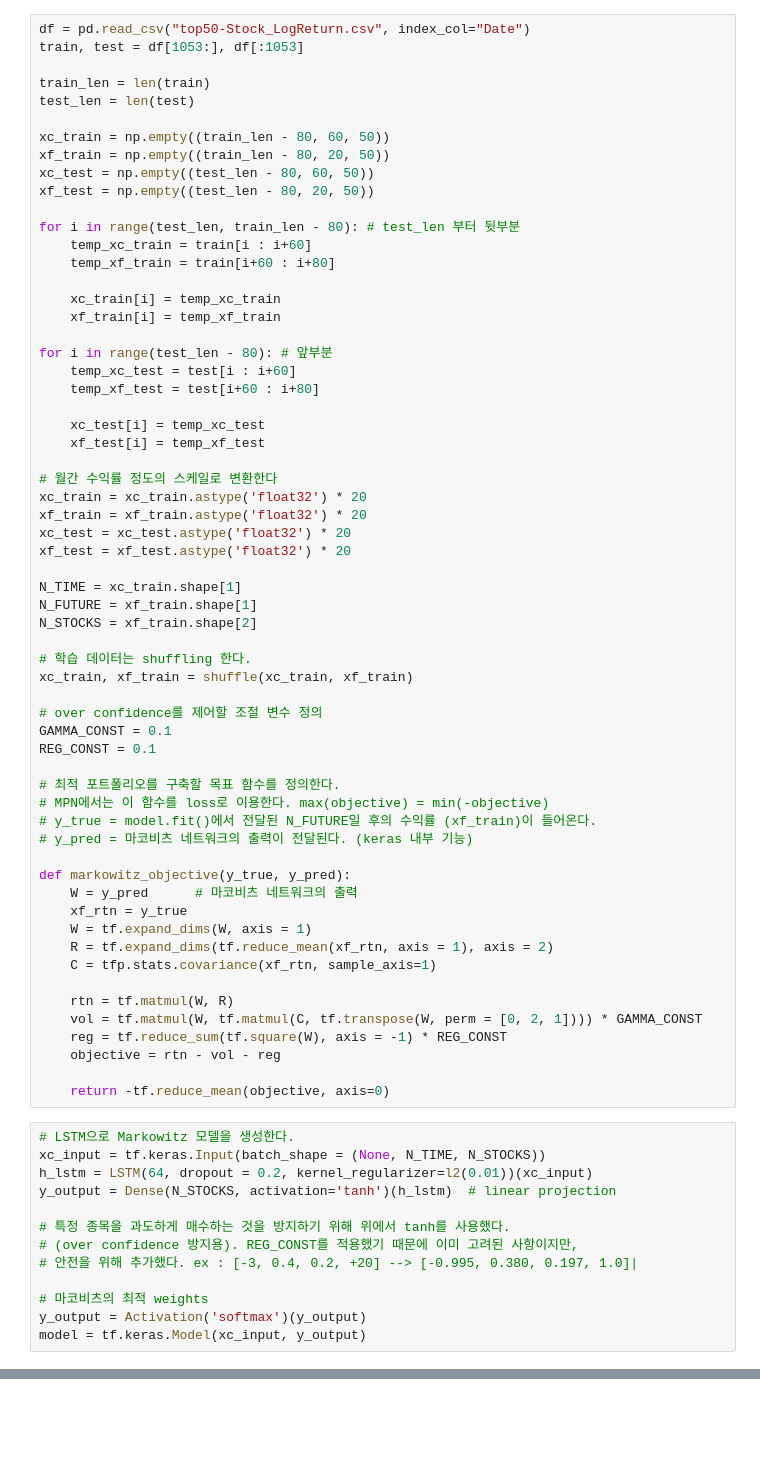
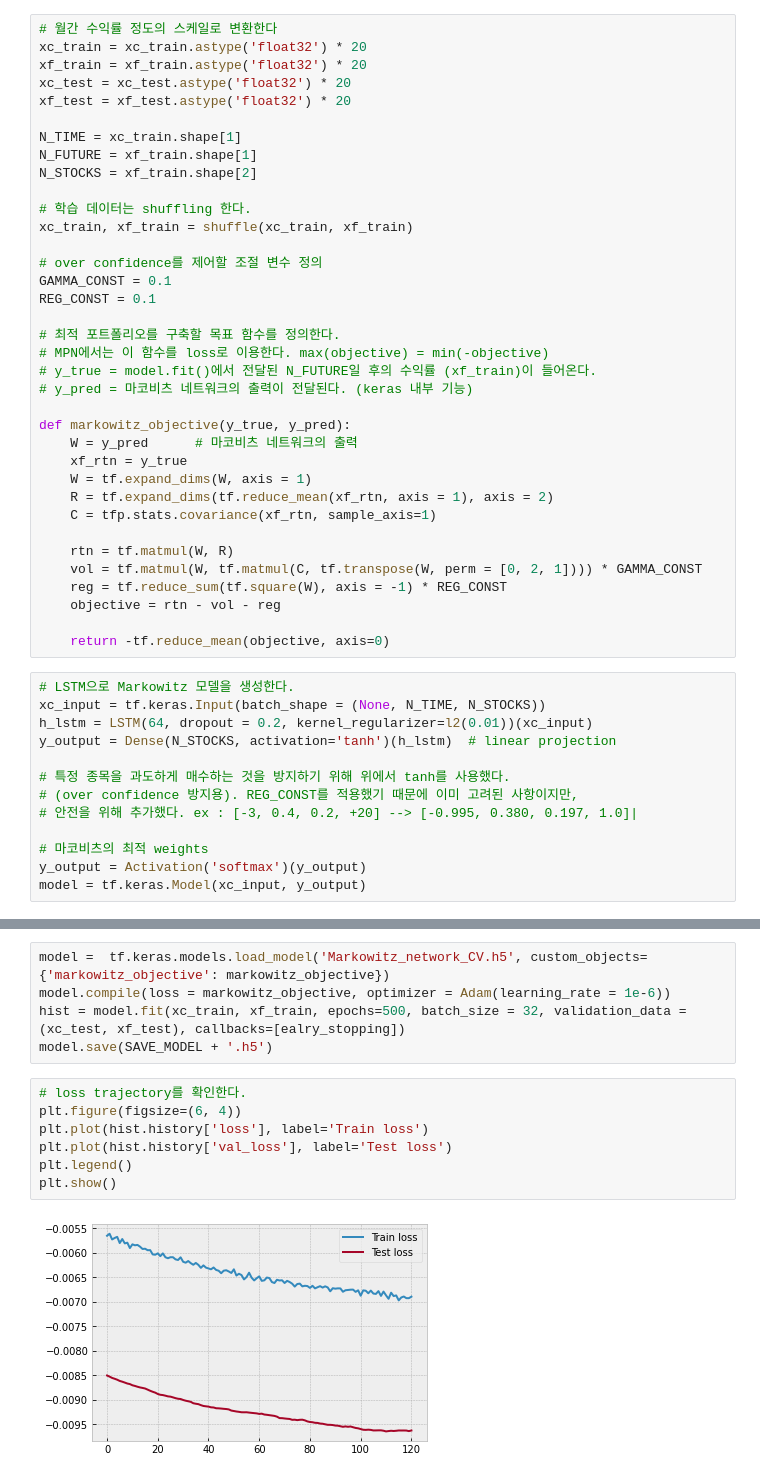
Before and after one commit to ChoiInYeol/Finance-Data-Analysis-Project, a Jupyter notebook: 4. Cross-Validation.ipynb, the cells around one changed output, grey strips where cells are left out. Saved outputs shown, nothing was run; the diff lists cells and outputs as text; blank space fills up the shorter version.

```diff
--- a/4. Cross-Validation.ipynb
+++ b/4. Cross-Validation.ipynb
@@ -34,29 +89,4 @@ test_len
 # %%
-df = pd.read_csv("top50-Stock_LogReturn.csv", index_col="Date")
-train, test = df[1053:], df[:1053]
-
-train_len = len(train)
-test_len = len(test)
-
-xc_train = np.empty((train_len - 80, 60, 50))
-xf_train = np.empty((train_len - 80, 20, 50))
-xc_test = np.empty((test_len - 80, 60, 50))
-xf_test = np.empty((test_len - 80, 20, 50))
-
-for i in range(test_len, train_len - 80): # test_len 부터 뒷부분
-    temp_xc_train = train[i : i+60]
-    temp_xf_train = train[i+60 : i+80]
-
-    xc_train[i] = temp_xc_train
-    xf_train[i] = temp_xf_train
-
-for i in range(test_len - 80): # 앞부분
-    temp_xc_test = test[i : i+60]
-    temp_xf_test = test[i+60 : i+80]
-
-    xc_test[i] = temp_xc_test
-    xf_test[i] = temp_xf_test
-
 # 월간 수익률 정도의 스케일로 변환한다
 xc_train = xc_train.astype('float32') * 20
 xf_train = xf_train.astype('float32') * 20
@@ -123,0 +152,14 @@ KeyboardInterrupt:
+# %%
+model =  tf.keras.models.load_model('Markowitz_network_CV.h5', custom_objects={'markowitz_objective': markowitz_objective})
+model.compile(loss = markowitz_objective, optimizer = Adam(learning_rate = 1e-6))
+hist = model.fit(xc_train, xf_train, epochs=500, batch_size = 32, validation_data = (xc_test, xf_test), callbacks=[ealry_stopping])
+model.save(SAVE_MODEL + '.h5')
+# %%
+# loss trajectory를 확인한다.
+plt.figure(figsize=(6, 4))
+plt.plot(hist.history['loss'], label='Train loss')
+plt.plot(hist.history['val_loss'], label='Test loss')
+plt.legend()
+plt.show()
+# %% [output]
+[figure, added]
```
Also changed, not shown: parts of 11 cells of this notebook.
